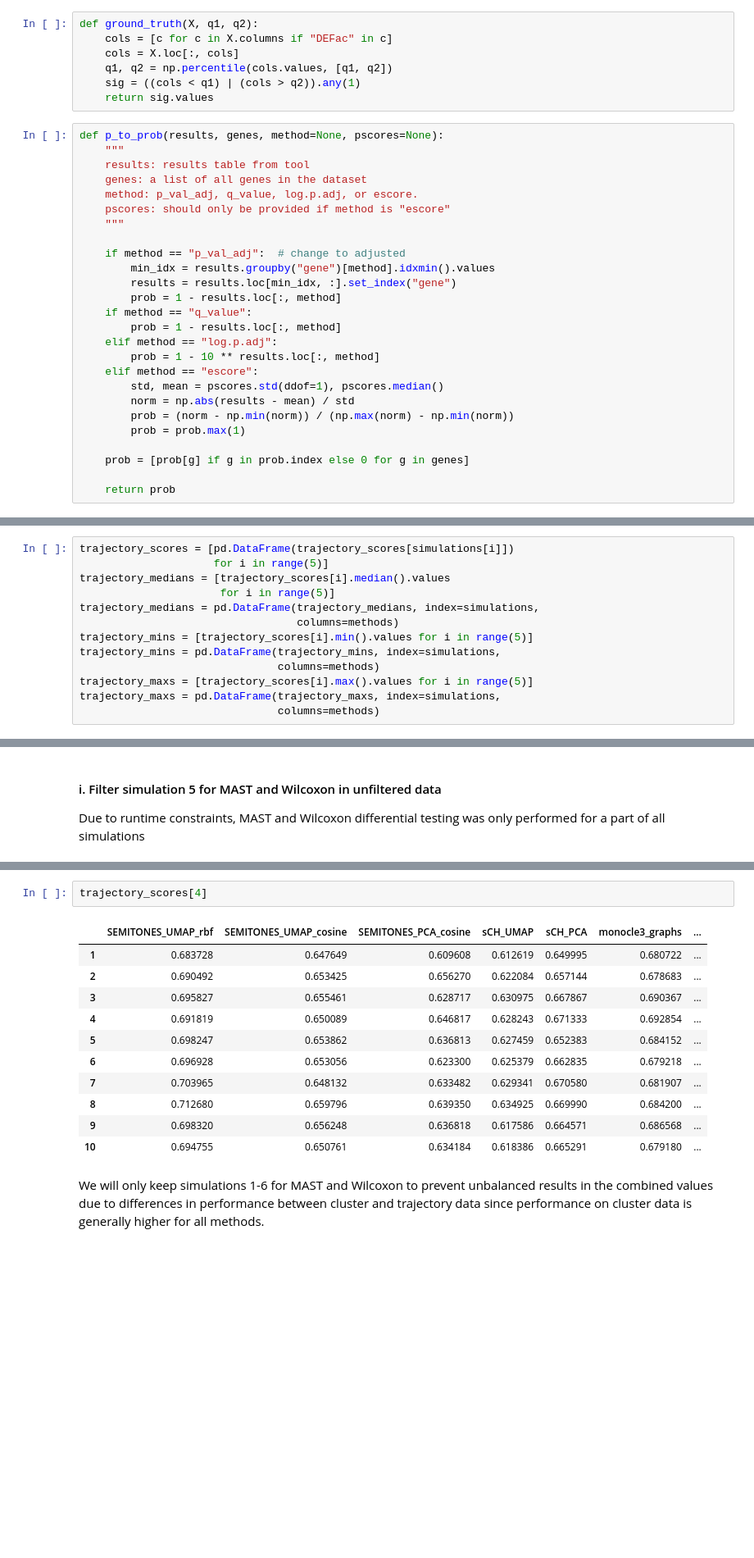
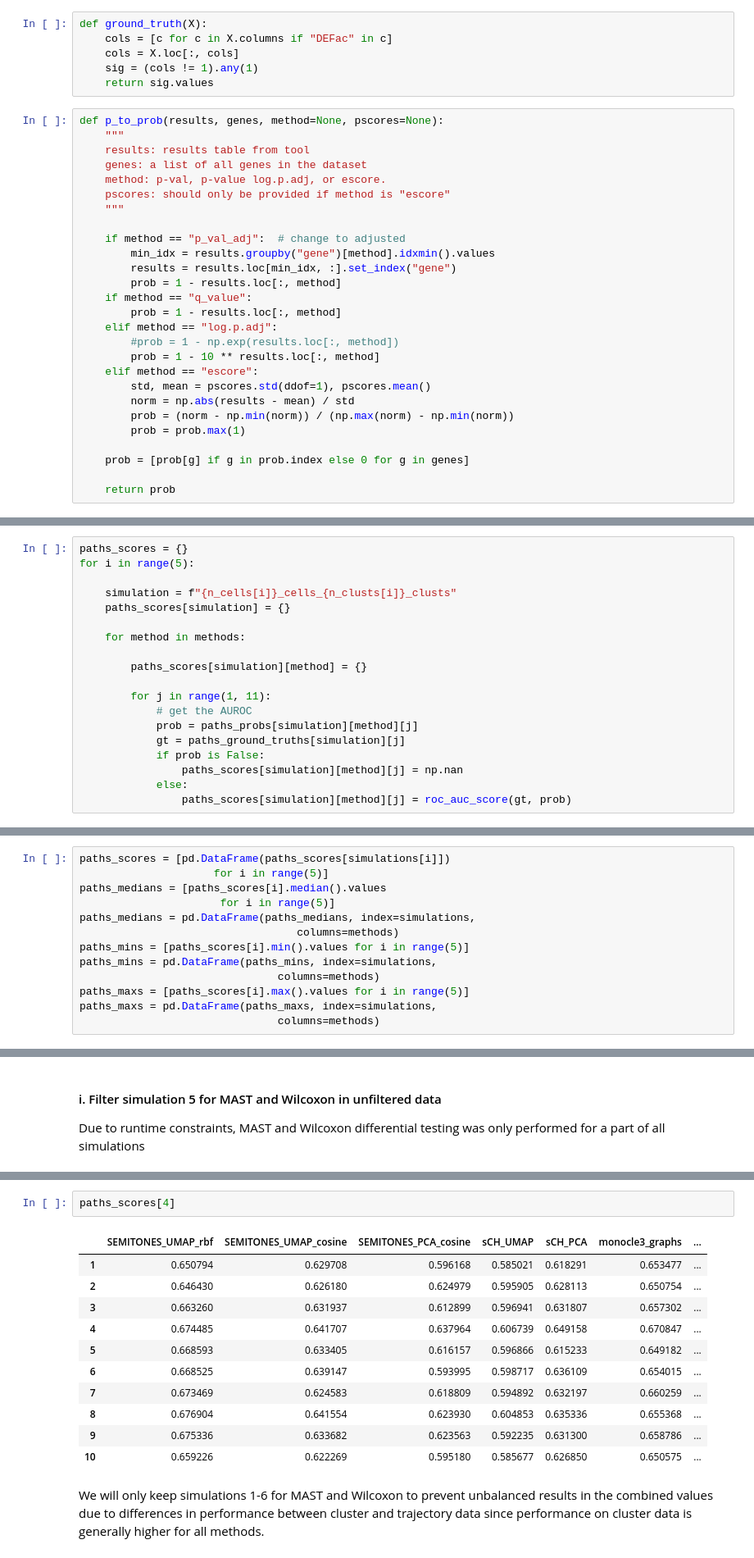
Before and after one commit to ohlerlab/SEMITONES_paper, a Jupyter notebook: notebooks/10_benchmark_AUC_and_times.ipynb, the cells around one changed output, grey strips where cells are left out. Shown at 82% size. Drawn from its saved outputs; the diff is of its cells as text; blank space fills up the shorter version.

```diff
--- a/notebooks/10_benchmark_AUC_and_times.ipynb
+++ b/notebooks/10_benchmark_AUC_and_times.ipynb
@@ -12,18 +12,17 @@ from sklearn.metrics import roc_auc_score
 # %%
 os.chdir("../data/simulations/")
 # %%
-def ground_truth(X, q1, q2):
+def ground_truth(X):
     cols = [c for c in X.columns if "DEFac" in c]
     cols = X.loc[:, cols]
-    q1, q2 = np.percentile(cols.values, [q1, q2])
-    sig = ((cols < q1) | (cols > q2)).any(1)
+    sig = (cols != 1).any(1)
     return sig.values
 # %%
 def p_to_prob(results, genes, method=None, pscores=None):
     """
     results: results table from tool
     genes: a list of all genes in the dataset
-    method: p_val_adj, q_value, log.p.adj, or escore.
+    method: p-val, p-value log.p.adj, or escore.
     pscores: should only be provided if method is "escore"
     """
 
@@ -34,9 +33,10 @@ def p_to_prob(results, genes, method=None, pscores=None):
     if method == "q_value":
         prob = 1 - results.loc[:, method]
     elif method == "log.p.adj":
+        #prob = 1 - np.exp(results.loc[:, method])
         prob = 1 - 10 ** results.loc[:, method]
     elif method == "escore":
-        std, mean = pscores.std(ddof=1), pscores.median()
+        std, mean = pscores.std(ddof=1), pscores.mean()
         norm = np.abs(results - mean) / std
         prob = (norm - np.min(norm)) / (np.max(norm) - np.min(norm))
         prob = prob.max(1)
@@ -223,17 +222,36 @@ for i in range(5):
+# %%
+paths_scores = {}
+for i in range(5):
+
+    simulation = f"{n_cells[i]}_cells_{n_clusts[i]}_clusts"
+    paths_scores[simulation] = {}
+
+    for method in methods:
+
+        paths_scores[simulation][method] = {}
+
+        for j in range(1, 11):
+            # get the AUROC
+            prob = paths_probs[simulation][method][j]
+            gt = paths_ground_truths[simulation][j]
+            if prob is False:
+                paths_scores[simulation][method][j] = np.nan
+            else:
+                paths_scores[simulation][method][j] = roc_auc_score(gt, prob)
 # %% [markdown]
 #### iii. Get the median, minimum and maximum AUROC per simulation per method
 # %%
-trajectory_scores = [pd.DataFrame(trajectory_scores[simulations[i]])
+paths_scores = [pd.DataFrame(paths_scores[simulations[i]])
                      for i in range(5)]
-trajectory_medians = [trajectory_scores[i].median().values
+paths_medians = [paths_scores[i].median().values
                       for i in range(5)]
-trajectory_medians = pd.DataFrame(trajectory_medians, index=simulations,
+paths_medians = pd.DataFrame(paths_medians, index=simulations,
                                   columns=methods)
-trajectory_mins = [trajectory_scores[i].min().values for i in range(5)]
-trajectory_mins = pd.DataFrame(trajectory_mins, index=simulations,
+paths_mins = [paths_scores[i].min().values for i in range(5)]
+paths_mins = pd.DataFrame(paths_mins, index=simulations,
                                columns=methods)
-trajectory_maxs = [trajectory_scores[i].max().values for i in range(5)]
-trajectory_maxs = pd.DataFrame(trajectory_maxs, index=simulations,
+paths_maxs = [paths_scores[i].max().values for i in range(5)]
+paths_maxs = pd.DataFrame(paths_maxs, index=simulations,
                                columns=methods)
 # %% [markdown]
 ### d.Combined AUROCs over cluster and trajectory simulations
@@ -257,17 +275,17 @@ cluster_scores[4]
 # %%
-trajectory_scores[4]
+paths_scores[4]
 # %% [output]
 |  | SEMITONES_UMAP_rbf | SEMITONES_UMAP_cosine | SEMITONES_PCA_cosine | sCH_UMAP | sCH_PCA | monocle3_graphs | ... |
-| 1 | 0.683728 | 0.647649 | 0.609608 | 0.612619 | 0.649995 | 0.680722 | ... |
-| 2 | 0.690492 | 0.653425 | 0.656270 | 0.622084 | 0.657144 | 0.678683 | ... |
-| 3 | 0.695827 | 0.655461 | 0.628717 | 0.630975 | 0.667867 | 0.690367 | ... |
-| 4 | 0.691819 | 0.650089 | 0.646817 | 0.628243 | 0.671333 | 0.692854 | ... |
-| 5 | 0.698247 | 0.653862 | 0.636813 | 0.627459 | 0.652383 | 0.684152 | ... |
-| 6 | 0.696928 | 0.653056 | 0.623300 | 0.625379 | 0.662835 | 0.679218 | ... |
-| 7 | 0.703965 | 0.648132 | 0.633482 | 0.629341 | 0.670580 | 0.681907 | ... |
-| 8 | 0.712680 | 0.659796 | 0.639350 | 0.634925 | 0.669990 | 0.684200 | ... |
-| 9 | 0.698320 | 0.656248 | 0.636818 | 0.617586 | 0.664571 | 0.686568 | ... |
-| 10 | 0.694755 | 0.650761 | 0.634184 | 0.618386 | 0.665291 | 0.679180 | ... |
+| 1 | 0.650794 | 0.629708 | 0.596168 | 0.585021 | 0.618291 | 0.653477 | ... |
+| 2 | 0.646430 | 0.626180 | 0.624979 | 0.595905 | 0.628113 | 0.650754 | ... |
+| 3 | 0.663260 | 0.631937 | 0.612899 | 0.596941 | 0.631807 | 0.657302 | ... |
+| 4 | 0.674485 | 0.641707 | 0.637964 | 0.606739 | 0.649158 | 0.670847 | ... |
+| 5 | 0.668593 | 0.633405 | 0.616157 | 0.596866 | 0.615233 | 0.649182 | ... |
+| 6 | 0.668525 | 0.639147 | 0.593995 | 0.598717 | 0.636109 | 0.654015 | ... |
+| 7 | 0.673469 | 0.624583 | 0.618809 | 0.594892 | 0.632197 | 0.660259 | ... |
+| 8 | 0.676904 | 0.641554 | 0.623930 | 0.604853 | 0.635336 | 0.655368 | ... |
+| 9 | 0.675336 | 0.633682 | 0.623563 | 0.592235 | 0.631300 | 0.658786 | ... |
+| 10 | 0.659226 | 0.622269 | 0.595180 | 0.585677 | 0.626850 | 0.650575 | ... |
 # %% [markdown]
 We will only keep simulations 1-6 for MAST and Wilcoxon to prevent unbalanced results in the combined values due to differences in performance between cluster and trajectory data since performance on cluster data is generally higher for all methods.
 # %%
```
Also changed, not shown: parts of 16 cells of this notebook.
